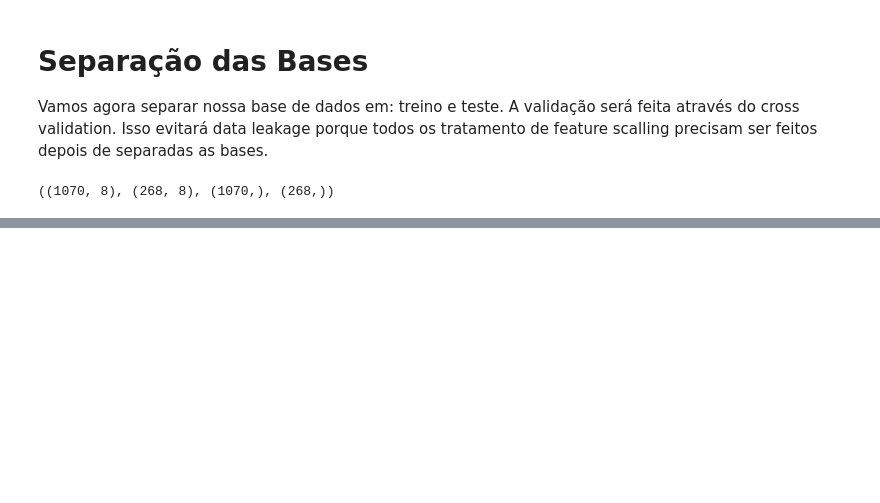
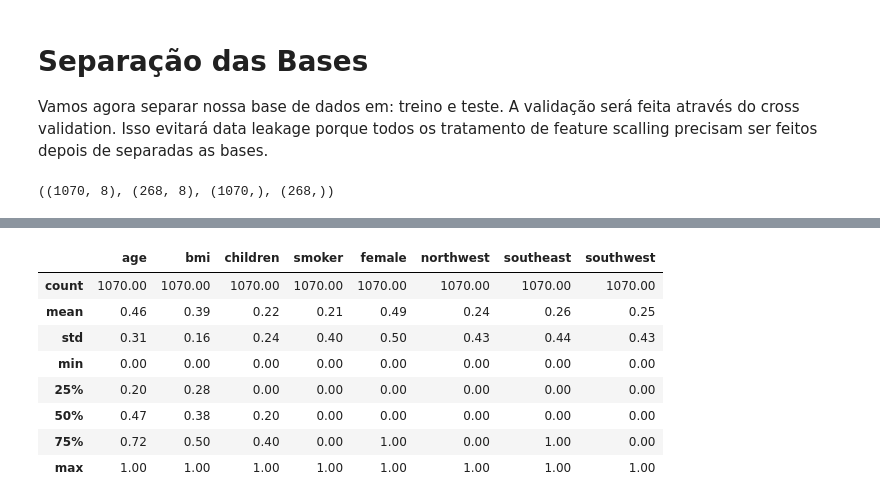
Before and after one commit to rhyanfrazao/regressao-dados-seguradora, a Jupyter notebook: projeto-regressao-linear.ipynb, the cells around one changed output, grey strips where cells are left out. Cells and saved outputs as stored; diff of their text form; code cells hidden in the pictures; blank space fills up the shorter version.

```diff
--- a/projeto-regressao-linear.ipynb
+++ b/projeto-regressao-linear.ipynb
@@ -271,0 +321,14 @@ X_treino.shape, X_teste.shape, Y_treino.shape, Y_teste.shape
+# %%
+# Verificando as escalas:
+
+X_treino.describe()
+# %% [output]
+|  | age | bmi | children | smoker | female | northwest | southeast | southwest |
+| count | 1070.00 | 1070.00 | 1070.00 | 1070.00 | 1070.00 | 1070.00 | 1070.00 | 1070.00 |
+| mean | 0.46 | 0.39 | 0.22 | 0.21 | 0.49 | 0.24 | 0.26 | 0.25 |
+| std | 0.31 | 0.16 | 0.24 | 0.40 | 0.50 | 0.43 | 0.44 | 0.43 |
+| min | 0.00 | 0.00 | 0.00 | 0.00 | 0.00 | 0.00 | 0.00 | 0.00 |
+| 25% | 0.20 | 0.28 | 0.00 | 0.00 | 0.00 | 0.00 | 0.00 | 0.00 |
+| 50% | 0.47 | 0.38 | 0.20 | 0.00 | 0.00 | 0.00 | 0.00 | 0.00 |
+| 75% | 0.72 | 0.50 | 0.40 | 0.00 | 1.00 | 0.00 | 1.00 | 0.00 |
+| max | 1.00 | 1.00 | 1.00 | 1.00 | 1.00 | 1.00 | 1.00 | 1.00 |
```
Also changed, not shown: parts of 20 cells of this notebook.
